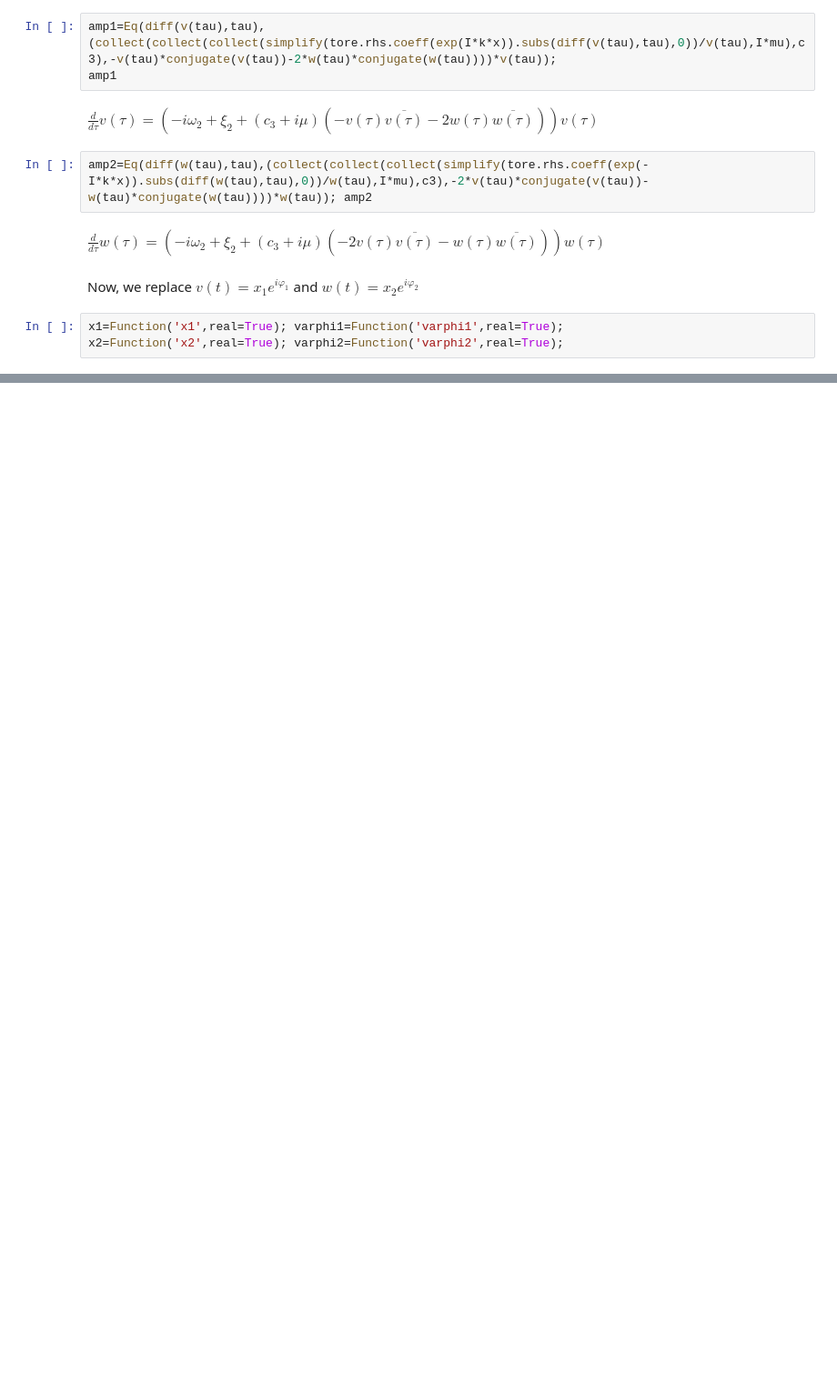
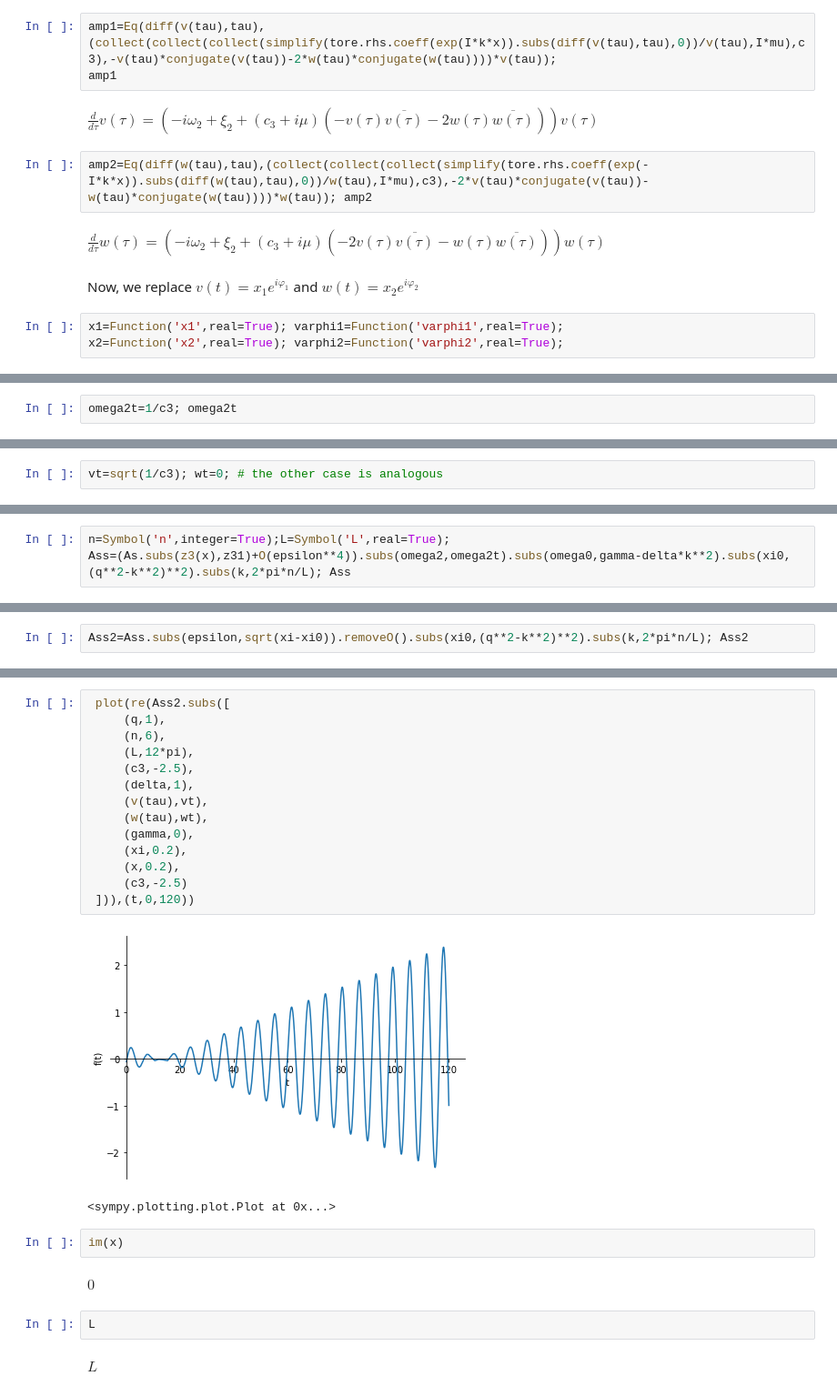
Before and after one commit to nverschueren/jupyters, a Jupyter notebook: tw5.ipynb, the cells around one changed output, grey strips where cells are left out. Shown at 91% size. Cells and saved outputs as stored; diff of their text form; blank space fills up the shorter version.

```diff
--- a/tw5.ipynb
+++ b/tw5.ipynb
@@ -135,0 +178,2 @@ $\displaystyle \left(- i \omega_{2} + \xi_{2} + \left(c_{3} + i \mu\right) \left
+# %%
+omega2t=1/c3; omega2t
@@ -135,0 +182,2 @@ $\displaystyle \left(- i \omega_{2} + \xi_{2} + \left(c_{3} + i \mu\right) \left
+# %%
+vt=sqrt(1/c3); wt=0; # the other case is analogous
@@ -135,0 +188,3 @@ $\displaystyle \left(- i \omega_{2} + \xi_{2} + \left(c_{3} + i \mu\right) \left
+# %%
+n=Symbol('n',integer=True);L=Symbol('L',real=True);
+Ass=(As.subs(z3(x),z31)+O(epsilon**4)).subs(omega2,omega2t).subs(omega0,gamma-delta*k**2).subs(xi0,(q**2-k**2)**2).subs(k,2*pi*n/L); Ass
@@ -135,0 +195,2 @@ $\displaystyle \left(- i \omega_{2} + \xi_{2} + \left(c_{3} + i \mu\right) \left
+# %%
+Ass2=Ass.subs(epsilon,sqrt(xi-xi0)).removeO().subs(xi0,(q**2-k**2)**2).subs(k,2*pi*n/L); Ass2
@@ -135,0 +214,25 @@ $\displaystyle \left(- i \omega_{2} + \xi_{2} + \left(c_{3} + i \mu\right) \left
+# %%
+ plot(re(Ass2.subs([
+     (q,1),
+     (n,6),
+     (L,12*pi),
+     (c3,-2.5),
+     (delta,1),
+     (v(tau),vt),
+     (w(tau),wt),
+     (gamma,0),
+     (xi,0.2),
+     (x,0.2),
+     (c3,-2.5)
+ ])),(t,0,120))
+# %% [output]
+[figure, added]
+<sympy.plotting.plot.Plot at 0x...>
+# %%
+im(x)
+# %% [output]
+$\displaystyle 0$
+# %%
+L
+# %% [output]
+$\displaystyle L$
```
Also changed, not shown: parts of 19 cells of this notebook, 1 other file.
